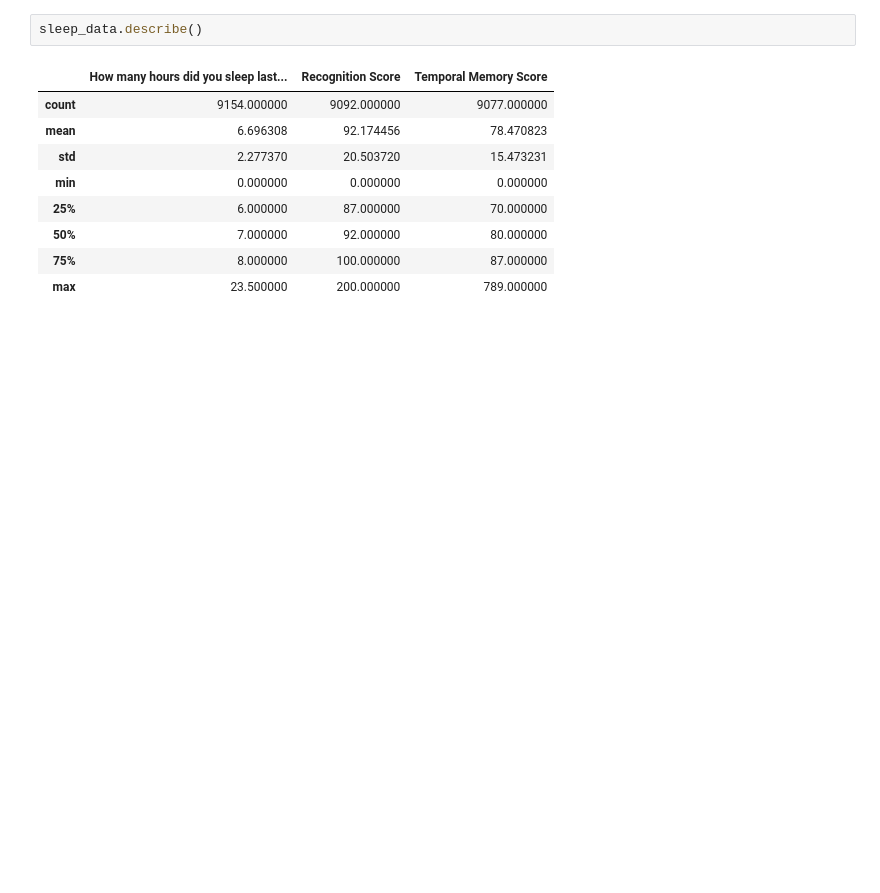
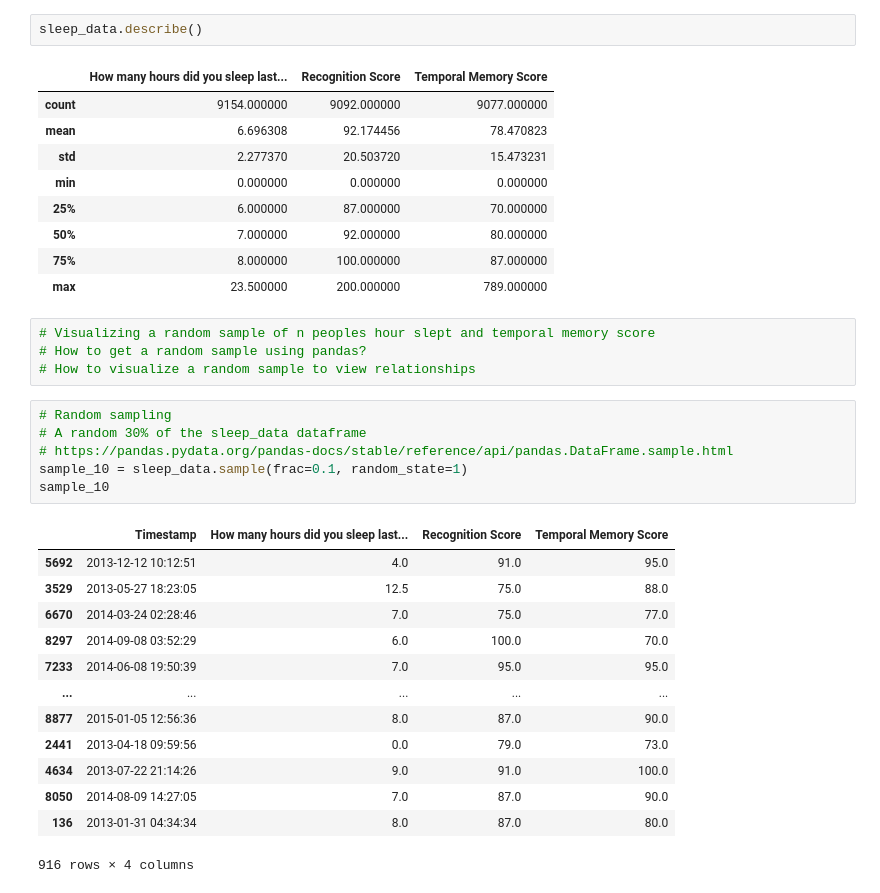
Before and after one commit to iPablo26/Honing-My-Data-Analyst-Skill, a Jupyter notebook: Honing My Data Analysis Skills.ipynb, the cells around one changed output. Drawn from its saved outputs; the diff is of its cells as text; blank space fills up the shorter version.

```diff
--- a/Honing My Data Analysis Skills.ipynb
+++ b/Honing My Data Analysis Skills.ipynb
@@ -149,3 +149,27 @@ sleep_data.describe()
 | 50% | 7.000000 | 92.000000 | 80.000000 |
 | 75% | 8.000000 | 100.000000 | 87.000000 |
 | max | 23.500000 | 200.000000 | 789.000000 |
+# %%
+# Visualizing a random sample of n peoples hour slept and temporal memory score
+# How to get a random sample using pandas?
+# How to visualize a random sample to view relationships
+# %%
+# Random sampling
+# A random 30% of the sleep_data dataframe
+# https://pandas.pydata.org/pandas-docs/stable/reference/api/pandas.DataFrame.sample.html
+sample_10 = sleep_data.sample(frac=0.1, random_state=1)
+sample_10
+# %% [output]
+|  | Timestamp | How many hours did you sleep last... | Recognition Score | Temporal Memory Score |
+| 5692 | 2013-12-12 10:12:51 | 4.0 | 91.0 | 95.0 |
+| 3529 | 2013-05-27 18:23:05 | 12.5 | 75.0 | 88.0 |
+| 6670 | 2014-03-24 02:28:46 | 7.0 | 75.0 | 77.0 |
+| 8297 | 2014-09-08 03:52:29 | 6.0 | 100.0 | 70.0 |
+| 7233 | 2014-06-08 19:50:39 | 7.0 | 95.0 | 95.0 |
+| ... | ... | ... | ... | ... |
+| 8877 | 2015-01-05 12:56:36 | 8.0 | 87.0 | 90.0 |
+| 2441 | 2013-04-18 09:59:56 | 0.0 | 79.0 | 73.0 |
+| 4634 | 2013-07-22 21:14:26 | 9.0 | 91.0 | 100.0 |
+| 8050 | 2014-08-09 14:27:05 | 7.0 | 87.0 | 90.0 |
+| 136 | 2013-01-31 04:34:34 | 8.0 | 87.0 | 80.0 |
+916 rows × 4 columns
```
Also changed, not shown: parts of 4 cells of this notebook.
